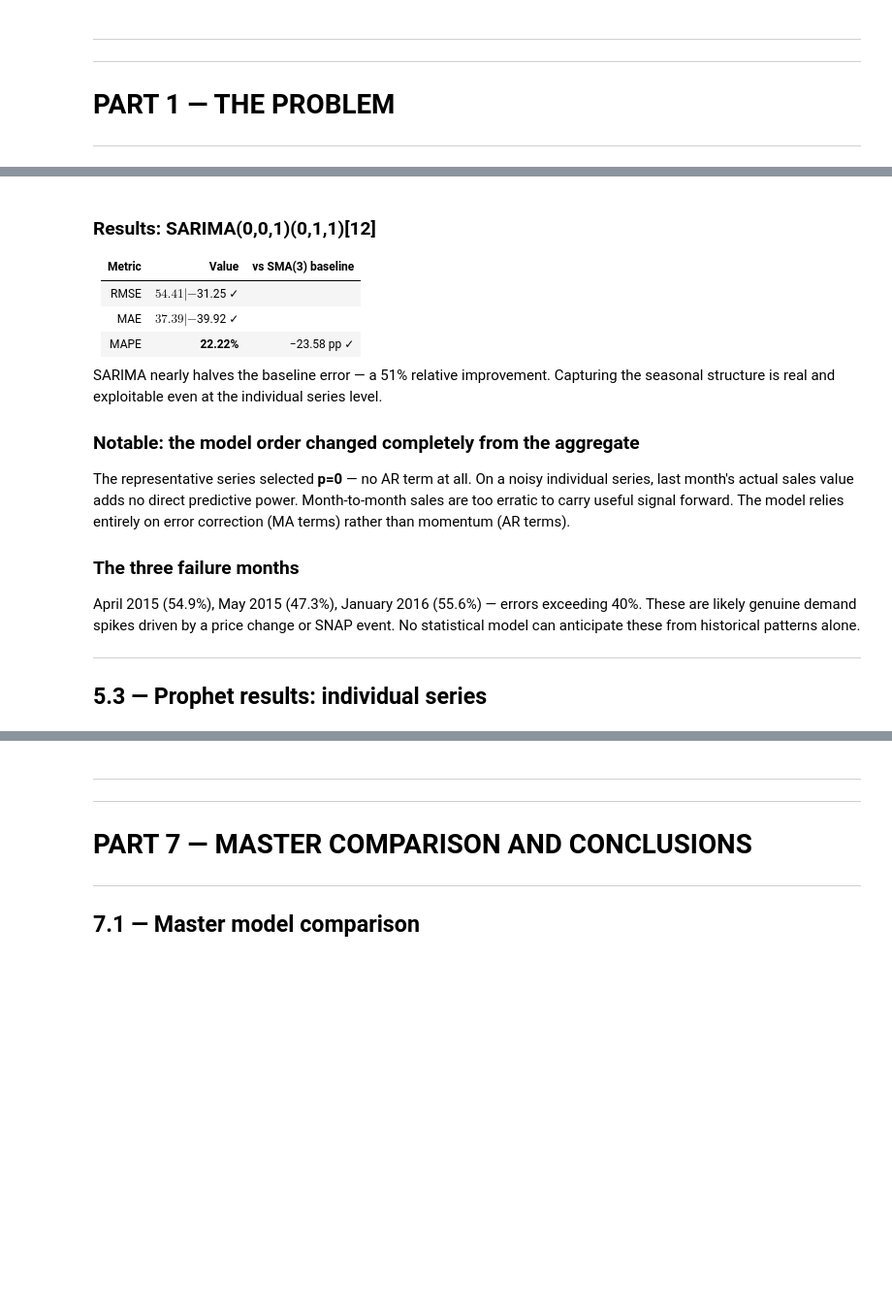
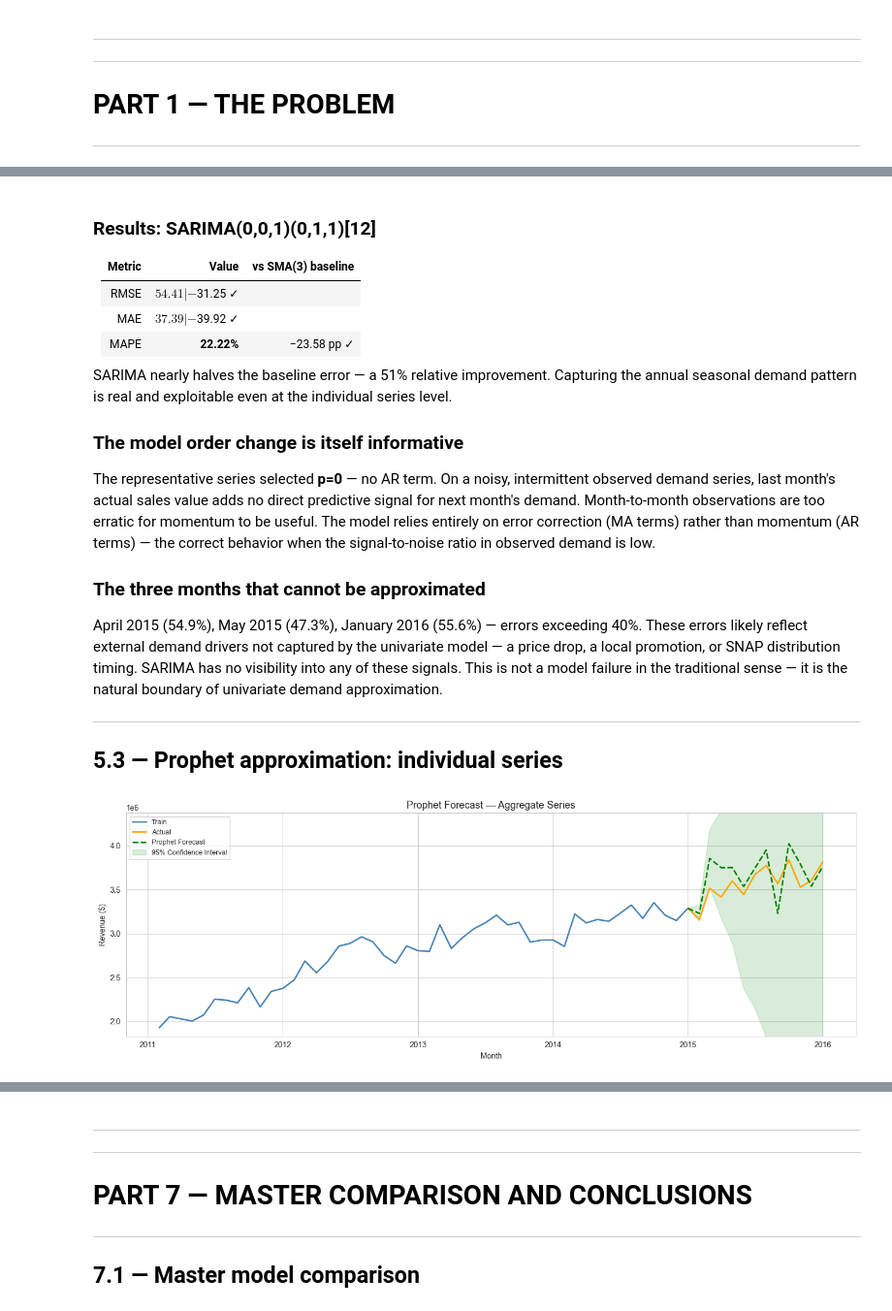
Before and after one commit to ZachSkiba/Inventory_Forecast, a Jupyter notebook: notebooks/full_story.ipynb, the cells around one changed output, grey strips where cells are left out. Shown at 97% size. Saved outputs shown, nothing was run; the diff lists cells and outputs as text; code cells hidden in the pictures; blank space fills up the shorter version.

```diff
--- a/notebooks/full_story.ipynb
+++ b/notebooks/full_story.ipynb
@@ -749,25 +857,33 @@ show('10_sarima_representative.png')
 | MAPE | **22.22%** | −23.58 pp ✓ |
 
 SARIMA nearly halves the baseline error — a 51% relative improvement.
-Capturing the seasonal structure is real and exploitable even at the individual series level.
+Capturing the annual seasonal demand pattern is real and exploitable even at
+the individual series level.
 
-### Notable: the model order changed completely from the aggregate
+### The model order change is itself informative
 
-The representative series selected **p=0** — no AR term at all. On a noisy individual
-series, last month's actual sales value adds no direct predictive power. Month-to-month
-sales are too erratic to carry useful signal forward. The model relies entirely on
-error correction (MA terms) rather than momentum (AR terms).
+The representative series selected **p=0** — no AR term. On a noisy,
+intermittent observed demand series, last month's actual sales value adds no
+direct predictive signal for next month's demand. Month-to-month observations
+are too erratic for momentum to be useful. The model relies entirely on error
+correction (MA terms) rather than momentum (AR terms) — the correct behavior
+when the signal-to-noise ratio in observed demand is low.
 
-### The three failure months
+### The three months that cannot be approximated
+
 April 2015 (54.9%), May 2015 (47.3%), January 2016 (55.6%) — errors exceeding 40%.
-These are likely genuine demand spikes driven by a price change or SNAP event.
-No statistical model can anticipate these from historical patterns alone.
+These errors likely reflect external demand drivers not captured by the univariate
+model — a price drop, a local promotion, or SNAP distribution timing. SARIMA has
+no visibility into any of these signals. This is not a model failure in the
+traditional sense — it is the natural boundary of univariate demand approximation.
 
 ---
 
-## 5.3 — Prophet results: individual series
+## 5.3 — Prophet approximation: individual series
 # %%
-show('11_prophet_representative_forecast.png')
+show('11_prophet_aggregate_forecast.png')
+# %% [output]
+[figure, added]
 # %% [markdown]
 ### Results: Prophet (cps=0.01, additive)
 
```
Also changed, not shown: parts of 55 cells of this notebook, 6 other files.
